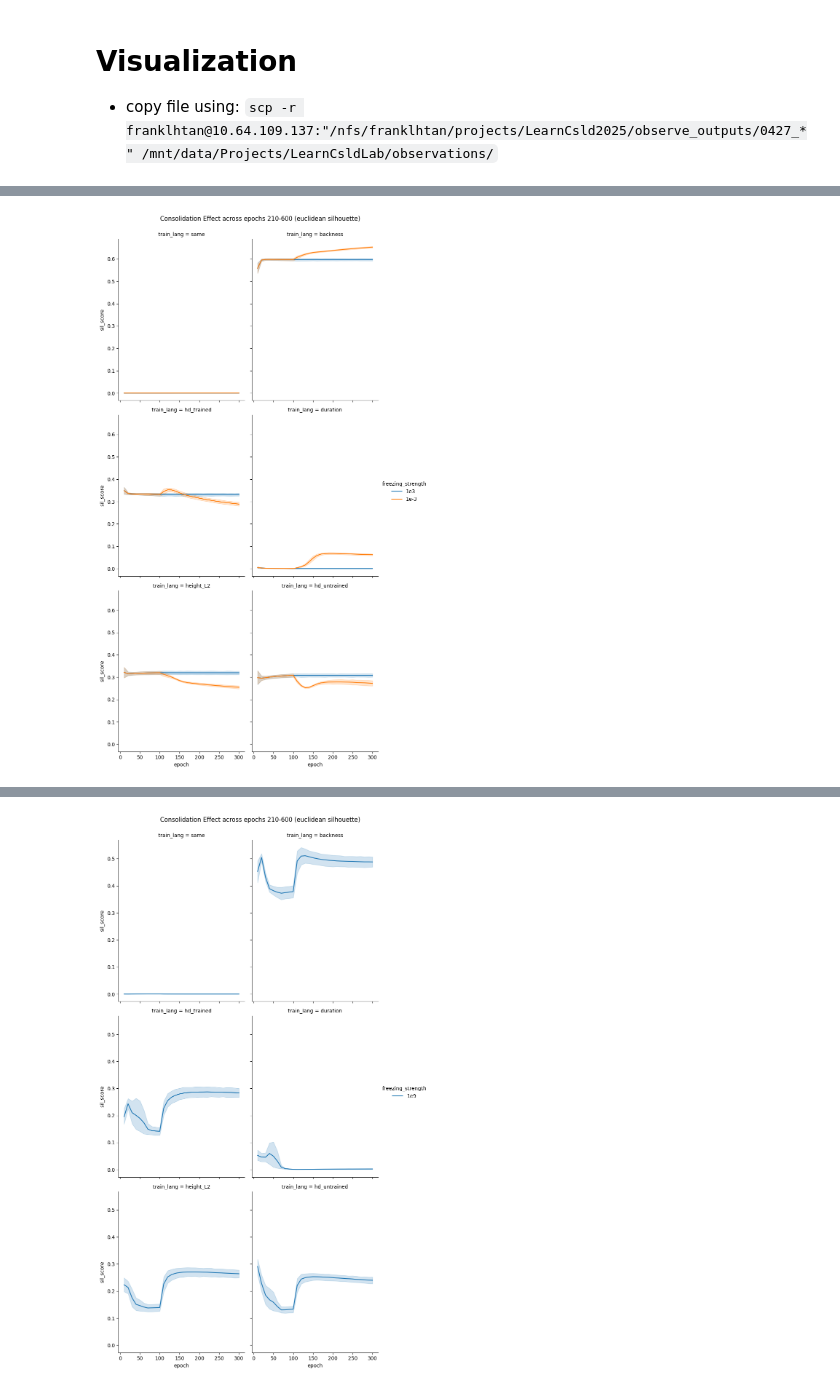
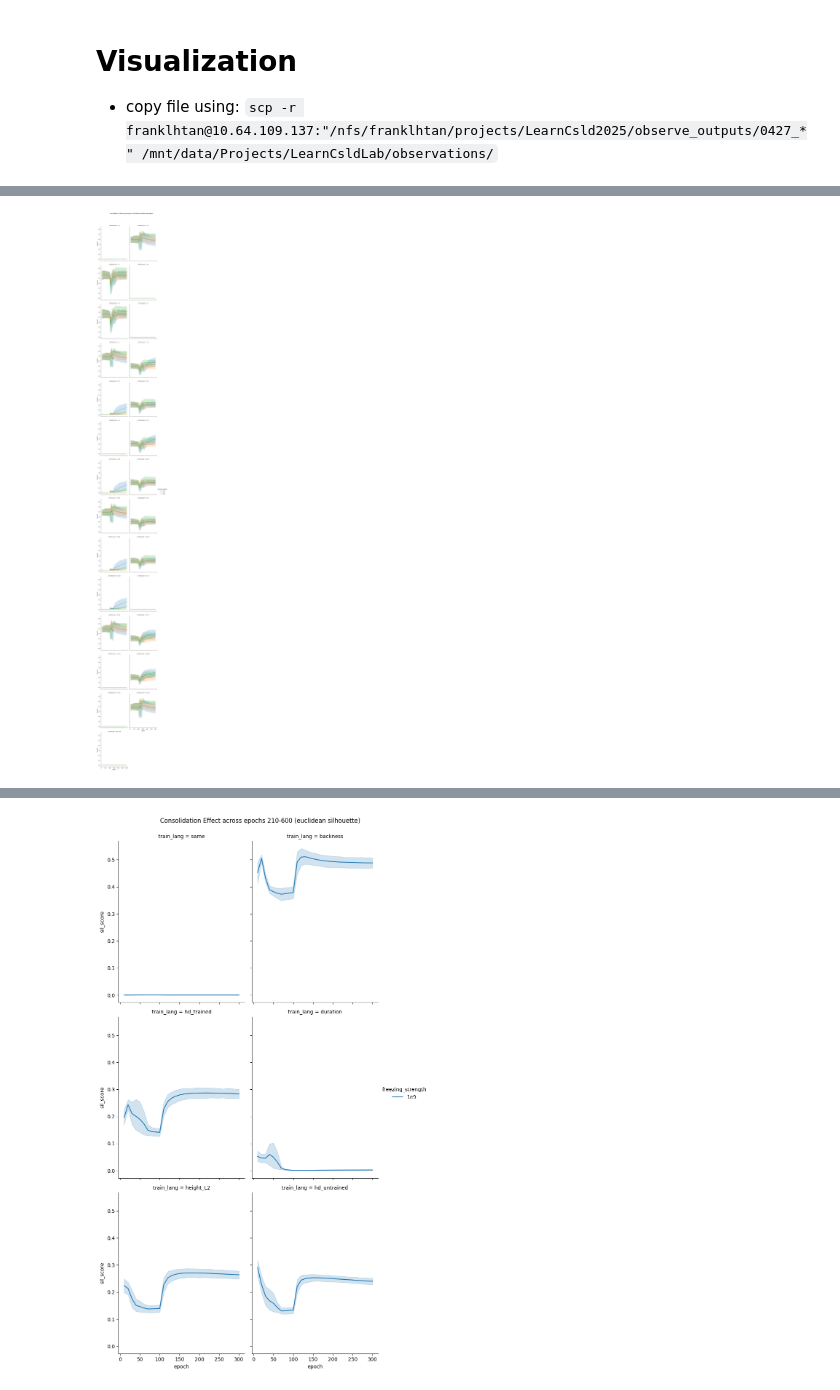
Before and after one commit to Frankalexej/LearnCsld2025, a Jupyter notebook: AMP_11_visualize_0503.ipynb, the cells around one changed output, grey strips where cells are left out. Drawn from its saved outputs; the diff is of its cells as text; code cells hidden in the pictures.

```diff
--- a/AMP_11_visualize_0503.ipynb
+++ b/AMP_11_visualize_0503.ipynb
@@ -200,41 +254,27 @@ for condition in condition_pool:
-# %%
-df = integrated_df.copy()
-df["combined_inv_lr"] = df["L2_inventory_condition"] + "_" + df["learning_rate_condition"]
-df = df[~df["train_lang"].isin(["N/A"])]
-# df = df[df["learning_rate_condition"] == "fast"]
-df = df[df["epoch"].isin(range(0, 301, 10))]
-df["c"] = df["L2_inventory_condition"] + "_" + df["learning_rate_condition"] + "_" + df["train_lang"]
-
-g = sns.relplot(
-    data=df,
-    x="epoch",
-    y="sil_score",
-    hue="freezing_strength",
-    col="train_lang",
-    col_wrap=2,
-    kind="line",
-    errorbar=("ci", 95),
-    aspect=0.8
-)
-
-g.fig.suptitle("Consolidation Effect across epochs 210-600 (euclidean silhouette)", y=1.02)
-for ax in g.axes.flatten():
-    ax.set_xticks(range(0, 301, 50))
-
-# g = sns.relplot(
-#     data=df,
-#     x="epoch",
-#     y="sil_score_cos",
-#     hue="freezing_strength",
-#     col="c",
-#     col_wrap=2,
-#     kind="line",
-#     errorbar=("ci", 95),
-#     aspect=0.8
-# )
-
-# g.fig.suptitle("Consolidation Effect across epochs 210-600 (cosine silhouette)", y=1.02)
-# for ax in g.axes.flatten():
-#     ax.set_xticks(range(200, 601, 50))
-# %% [output]
-[figure, removed]
+# %%
+df = integrated_df.copy()
+df["combined_inv_lr"] = df["L2_inventory_condition"] + "_" + df["learning_rate_condition"]
+df = df[~df["train_lang"].isin(["N/A"])]
+# df = df[df["contrast_pair"].isin(["iL_ihS", "ihS_iL"])]
+# df = df[df["contrast_pair"].isin(["i_ih", "ih_i"])]
+# df = df[df["learning_rate_condition"] == "fast"]
+df = df[df["epoch"].isin(range(0, 301, 10))]
+df["c"] = df["L2_inventory_condition"] + "_" + df["learning_rate_condition"] + "_" + df["train_lang"]
+
+g = sns.relplot(
+    data=df,
+    x="epoch",
+    y="sil_score",
+    hue="freezing_strength",
+    col="contrast_pair",
+    col_wrap=2,
+    kind="line",
+    errorbar=("ci", 95),
+    aspect=0.8
+)
+
+g.fig.suptitle("Consolidation Effect across epochs 210-600 (euclidean silhouette)", y=1.02)
+for ax in g.axes.flatten():
+    ax.set_xticks(range(0, 301, 50))
+# %% [output]
+[figure, added]
```
Also changed, not shown: parts of 6 cells of this notebook, 2 other files.
